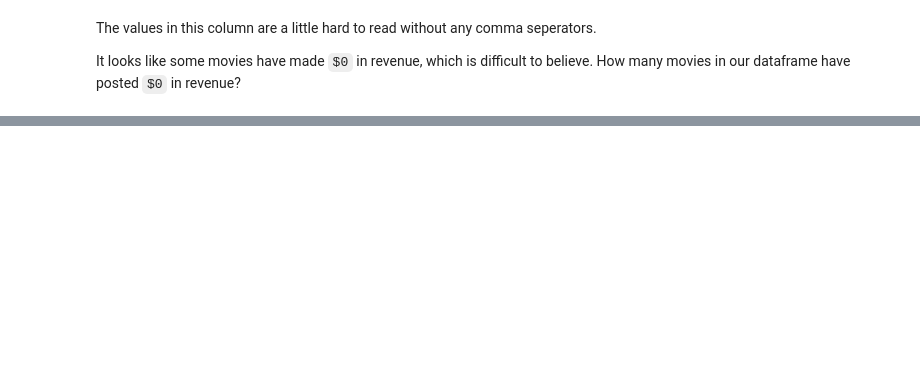
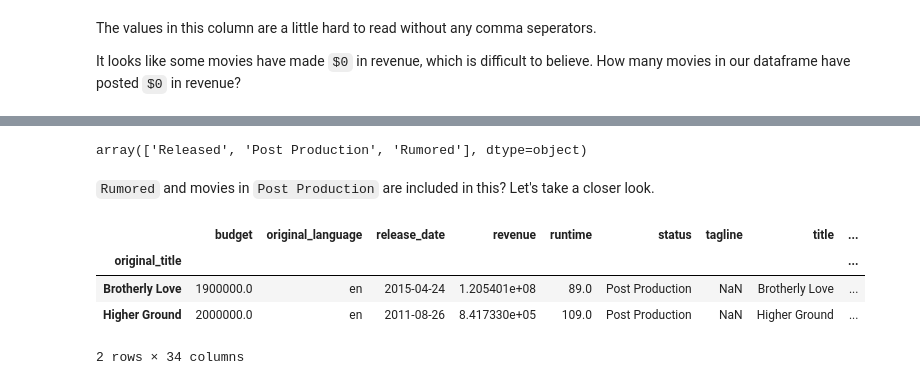
Before and after one commit to mike-laccavole/movie-recommendation-engine, a Jupyter notebook: notebooks/Movies.ipynb, the cells around one changed output, grey strips where cells are left out. Saved outputs shown, nothing was run; the diff lists cells and outputs as text; code cells hidden in the pictures; blank space fills up the shorter version.

```diff
--- a/notebooks/Movies.ipynb
+++ b/notebooks/Movies.ipynb
@@ -874,0 +970,16 @@ It worked! All movies with a revenue of `0 dollars` has now been replaced with t
+# %%
+# Look at unique values in this column
+movies['status'].unique()
+# %% [output]
+array(['Released', 'Post Production', 'Rumored'], dtype=object)
+# %% [markdown]
+`Rumored` and movies in `Post Production` are included in this? Let's take a closer look.
+# %%
+# Take a look at all movies with the status 'Post Production'
+movies[movies['status'] == 'Post Production']
+# %% [output]
+|  | budget | original_language | release_date | revenue | runtime | status | tagline | title | ... |
+| original_title |  |  |  |  |  |  |  |  | ... |
+| Brotherly Love | 1900000.0 | en | 2015-04-24 | 1.205401e+08 | 89.0 | Post Production | NaN | Brotherly Love | ... |
+| Higher Ground | 2000000.0 | en | 2011-08-26 | 8.417330e+05 | 109.0 | Post Production | NaN | Higher Ground | ... |
+2 rows × 34 columns
```
Also changed, not shown: parts of 46 cells of this notebook.
